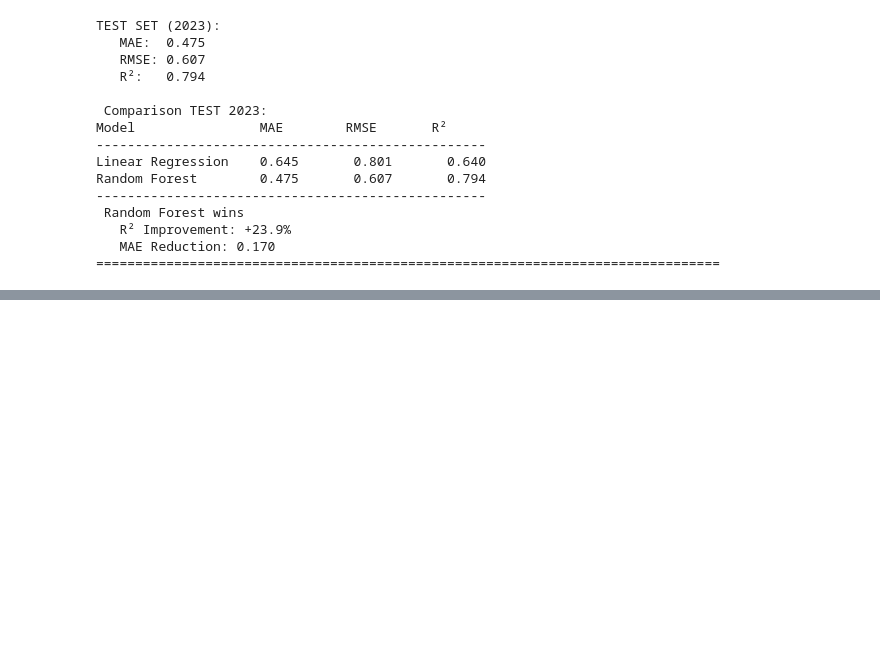
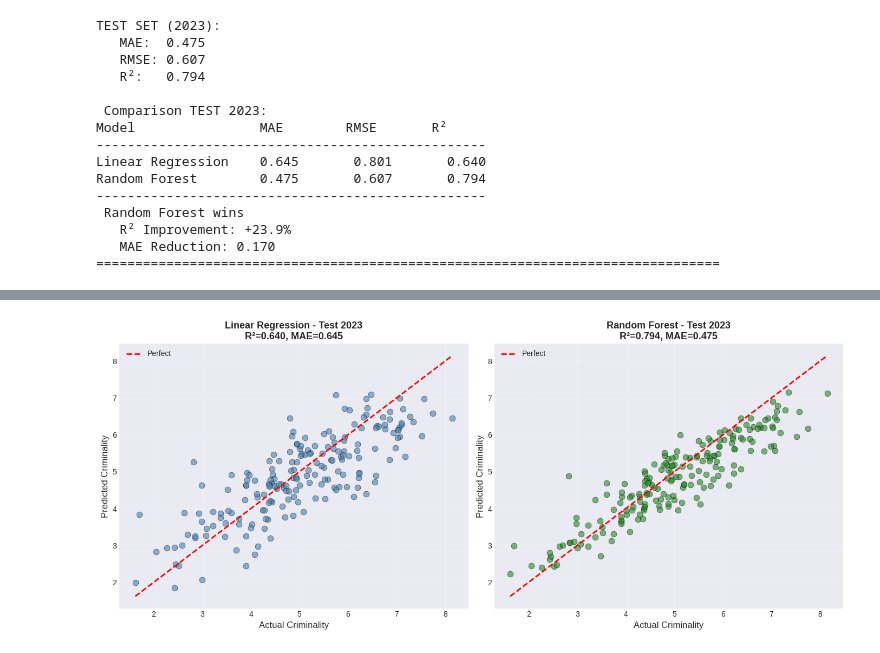
Before and after one commit to paccale/global_crime_indicators, a Jupyter notebook: notebook.ipynb, the cells around one changed output, grey strips where cells are left out. Saved outputs shown, nothing was run; the diff lists cells and outputs as text; code cells hidden in the pictures; blank space fills up the shorter version.

```diff
--- a/notebook.ipynb
+++ b/notebook.ipynb
@@ -1723,0 +1777,28 @@ Random Forest        0.475       0.607       0.794
+# %%
+# Plot actual vs predicted (test set)
+fig, axes = plt.subplots(1, 2, figsize=(14, 6))
+
+# Linear Regression
+axes[0].scatter(y_test, y_test_pred, alpha=0.6, s=60, color='steelblue', edgecolor='black', linewidth=0.5)
+axes[0].plot([y_test.min(), y_test.max()], [y_test.min(), y_test.max()], 'r--', lw=2, label='Perfect')
+axes[0].set_xlabel('Actual Criminality', fontsize=12)
+axes[0].set_ylabel('Predicted Criminality', fontsize=12)
+axes[0].set_title(f'Linear Regression - Test 2023\nR²={test_r2:.3f}, MAE={test_mae:.3f}',
+                  fontsize=13, fontweight='bold')
+axes[0].legend()
+axes[0].grid(alpha=0.3)
+
+# Random Forest
+axes[1].scatter(y_test, y_test_pred_rf, alpha=0.6, s=60, color='forestgreen', edgecolor='black', linewidth=0.5)
+axes[1].plot([y_test.min(), y_test.max()], [y_test.min(), y_test.max()], 'r--', lw=2, label='Perfect')
+axes[1].set_xlabel('Actual Criminality', fontsize=12)
+axes[1].set_ylabel('Predicted Criminality', fontsize=12)
+axes[1].set_title(f'Random Forest - Test 2023\nR²={test_r2_rf:.3f}, MAE={test_mae_rf:.3f}',
+                  fontsize=13, fontweight='bold')
+axes[1].legend()
+axes[1].grid(alpha=0.3)
+
+plt.tight_layout()
+plt.show()
+# %% [output]
+[figure, added]
```
Also changed, not shown: parts of 9 cells of this notebook.
